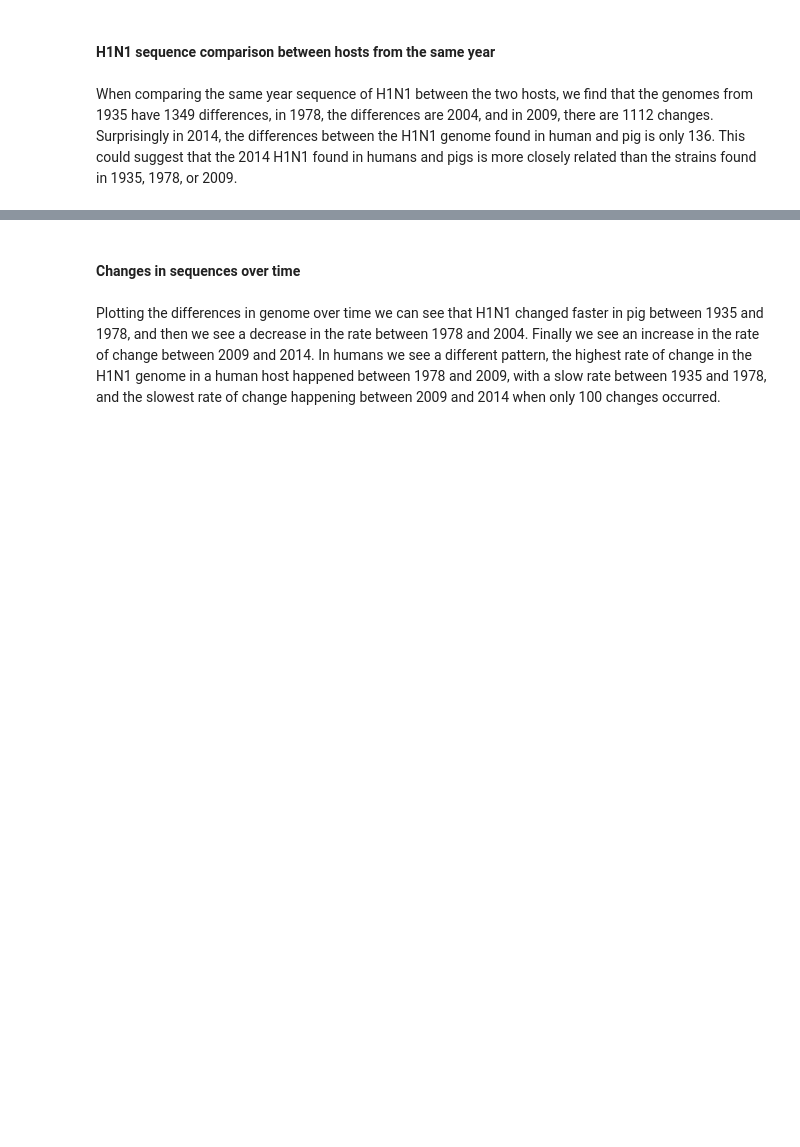
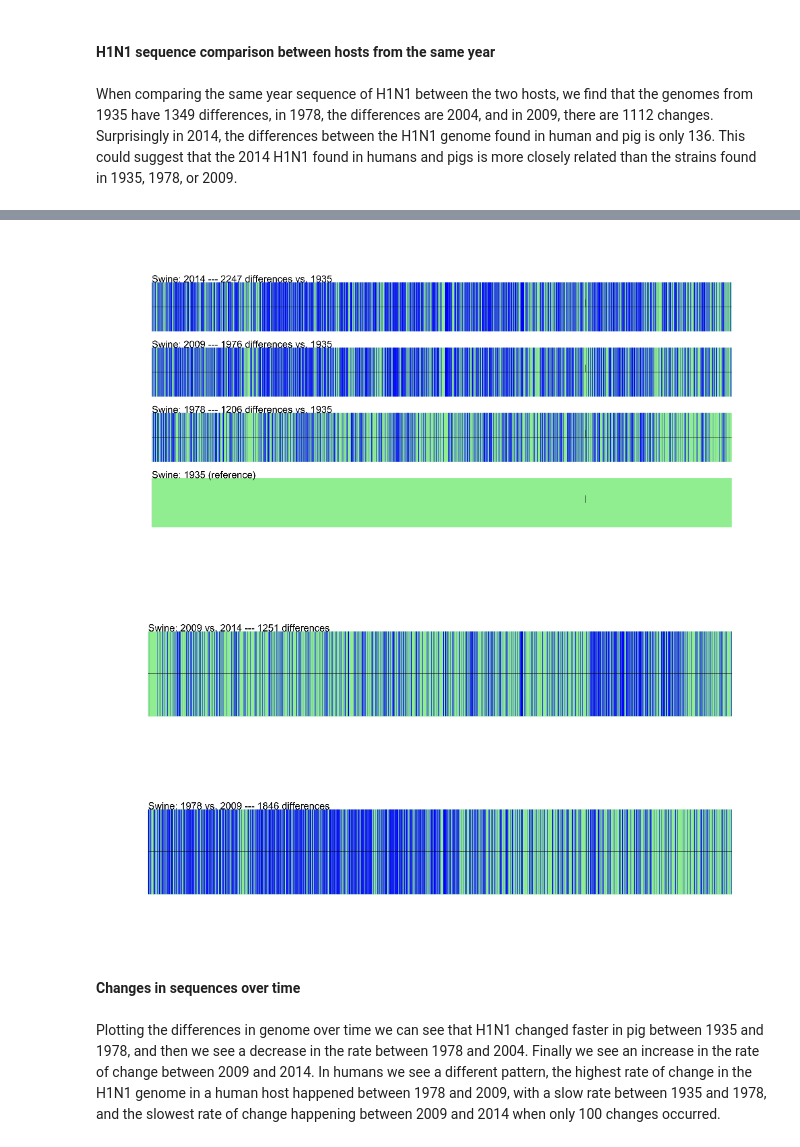
Before and after one commit to drcgw/IPython-Big-Data, a Jupyter notebook: Project-1-Sequencing/Master Notebook/Master notebook H1N1 project.ipynb, the cells around one changed output, grey strips where cells are left out. Drawn from its saved outputs; the diff is of its cells as text; code cells hidden in the pictures; blank space fills up the shorter version.

```diff
--- a/Project-1-Sequencing/Master Notebook/Master notebook H1N1 project.ipynb
+++ b/Project-1-Sequencing/Master Notebook/Master notebook H1N1 project.ipynb
@@ -243,3 +290,62 @@ plt.imshow(hs_tracks_im);
+# %%
+fig_s = plt.figure(figsize=(14,7),dpi=600)
+ax_s = fig_s.add_axes([0.025,0.025,0.95,0.95],frameon=False)
+plt.axis('off')
+plt.imshow(s_tracks_im);
+
+#Comparison of swine 2009 and 2014
+s_2009_2014_track = GenomeDiagram.Diagram('Swine 2009 vs. 2014 H1N1 Track Plot')
+
+s_2009_2014_features = s_2009_2014_track.new_track(1, greytrack=False)
+s_2009_2014_feature_set = s_2009_2014_features.new_set()
+
+#Background green to show similarities
+s_2009_2014_feature_set.add_feature(SeqFeature(FeatureLocation(0,13378)),
+                                   name = 'Swine: 2009 vs. 2014 --- %i differences'%len(diffs['s_2009_2014']),
+                                   label=True, label_angle=0);
+#Add blue to show differences
+for i in range(len(diffs['s_2009_2014'])):
+    feature = SeqFeature(FeatureLocation(diffs['s_2009_2014'][i],diffs['s_2009_2014'][i]))
+    s_2009_2014_feature_set.add_feature(feature, color=colors.blue)
+
+s_2009_2014_track.draw(format='linear', pagesize=(14*cm,3*cm), fragments=1,
+         start=0, end=13378)
+s_2009_2014_track.write('s_2009_2014_track.png', 'png', dpi=600)
+s_2009_2014_track_im = mpimg.imread('s_2009_2014_track.png');
+
+fig_s_2009_2014 = plt.figure(figsize=(14,7),dpi=600)
+ax_s_2009_2014 = fig_s_2009_2014.add_axes([0.025,0.025,0.95,0.95],frameon=False)
+plt.axis('off')
+plt.imshow(s_2009_2014_track_im);
+
+#Comparison of swine 1978 and 2009
+s_1978_2009_track = GenomeDiagram.Diagram('Swine 1978 vs. 2009 H1N1 Track Plot')
+
+s_1978_2009_features = s_1978_2009_track.new_track(1, greytrack=False)
+s_1978_2009_feature_set = s_1978_2009_features.new_set()
+
+#Background green to show similarities
+s_1978_2009_feature_set.add_feature(SeqFeature(FeatureLocation(0,13378)),
+                                   name = 'Swine: 1978 vs. 2009 --- %i differences'%len(diffs['s_1978_2009']),
+                                   label=True, label_angle=0);
+#Add blue to show differences
+for i in range(len(diffs['s_1978_2009'])):
+    feature = SeqFeature(FeatureLocation(diffs['s_1978_2009'][i],diffs['s_1978_2009'][i]))
+    s_1978_2009_feature_set.add_feature(feature, color=colors.blue)
+
+s_1978_2009_track.draw(format='linear', pagesize=(14*cm,3*cm), fragments=1,
+         start=0, end=13378)
+s_1978_2009_track.write('s_1978_2009_track.png', 'png', dpi=600)
+s_1978_2009_track_im = mpimg.imread('s_1978_2009_track.png');
+
+fig_s_1978_2009 = plt.figure(figsize=(14,7),dpi=600)
+ax_s_1978_2009 = fig_s_1978_2009.add_axes([0.025,0.025,0.95,0.95],frameon=False)
+plt.axis('off')
+plt.imshow(s_1978_2009_track_im);
+# %% [output]
+[figure, added]
+[figure, added]
+[figure, added]
 # %% [markdown]
 #### Changes in sequences over time
 # %% [markdown]
```
Also changed, not shown: parts of 3 cells of this notebook, 4 other files.
